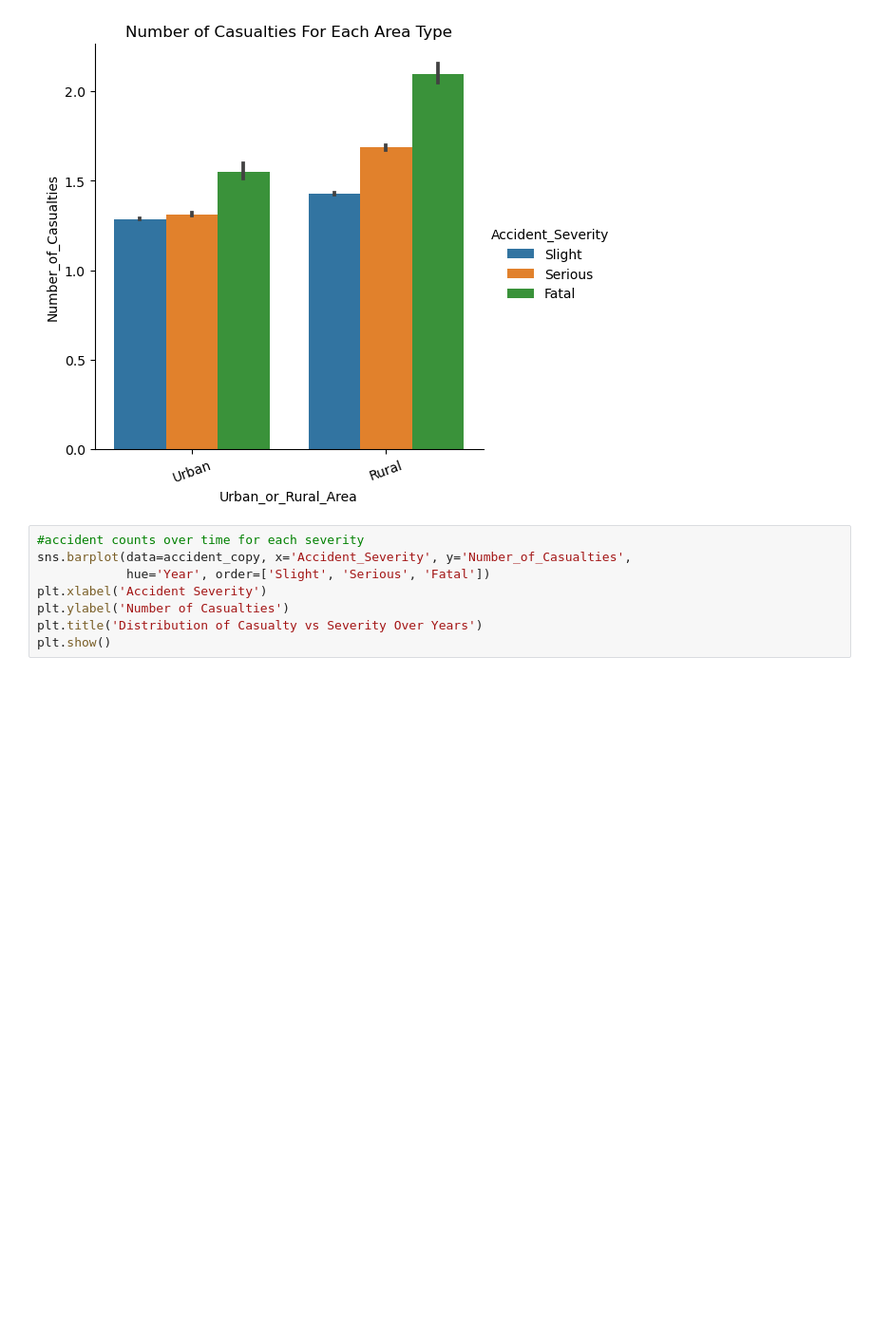
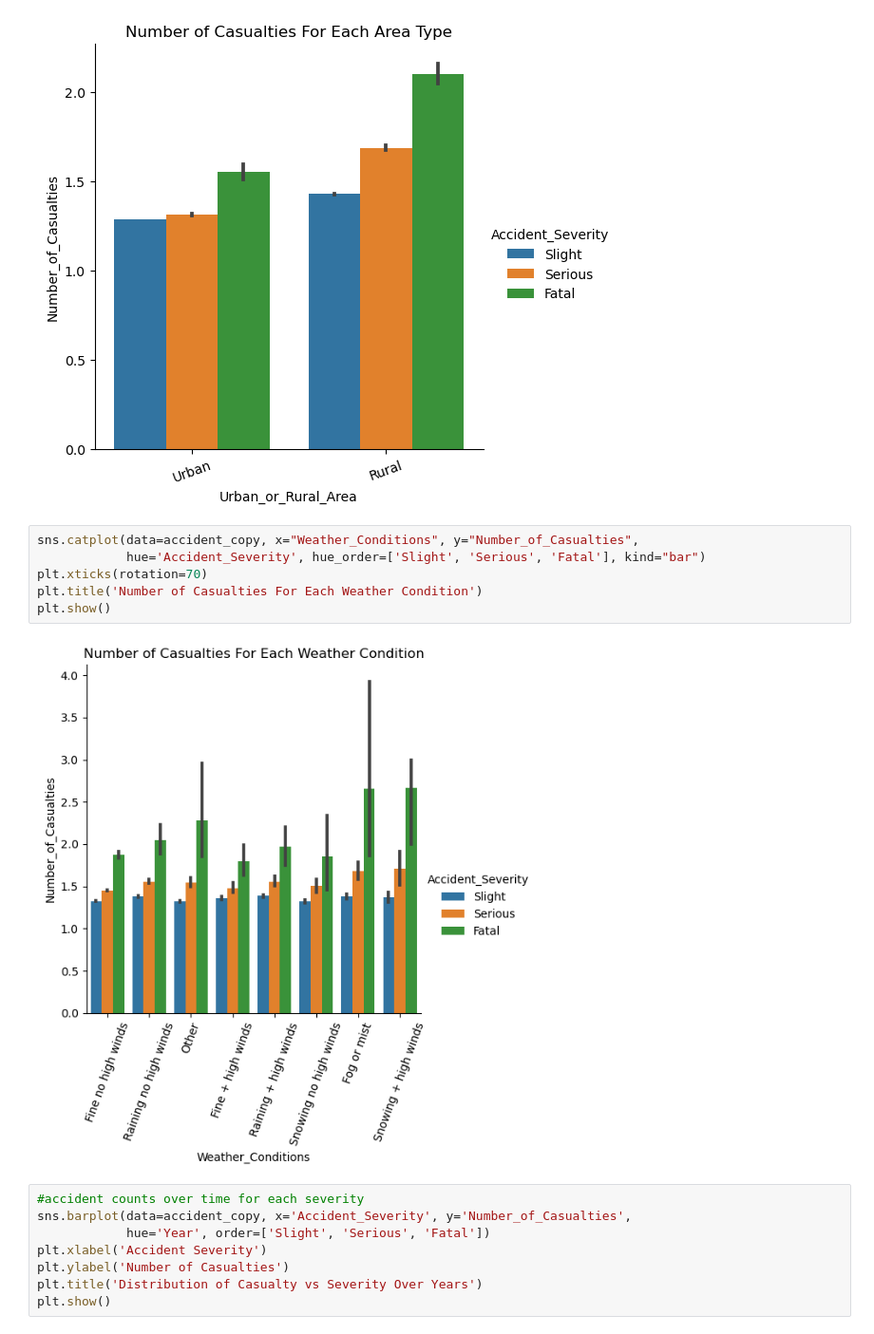
Before and after one commit to lukelin15/DSC148-Proj, a Jupyter notebook: Data_Cleaning_and_EDA.ipynb, the cells around one changed output. Shown at 95% size. Drawn from its saved outputs; the diff is of its cells as text; blank space fills up the shorter version.

```diff
--- a/Data_Cleaning_and_EDA.ipynb
+++ b/Data_Cleaning_and_EDA.ipynb
@@ -245,6 +259,14 @@ plt.title('Number of Casualties For Each Area Type')
 plt.show()
 # %% [output]
 [figure]
+# %%
+sns.catplot(data=accident_copy, x="Weather_Conditions", y="Number_of_Casualties",
+            hue='Accident_Severity', hue_order=['Slight', 'Serious', 'Fatal'], kind="bar")
+plt.xticks(rotation=70)
+plt.title('Number of Casualties For Each Weather Condition')
+plt.show()
+# %% [output]
+[figure, added]
 # %%
 #accident counts over time for each severity
 sns.barplot(data=accident_copy, x='Accident_Severity', y='Number_of_Casualties',
```
Also changed, not shown: parts of 19 cells of this notebook, 1 other file.
